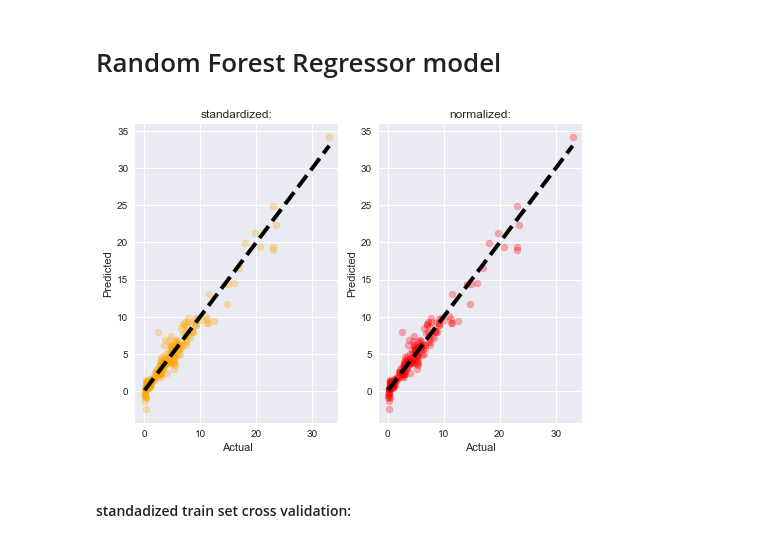
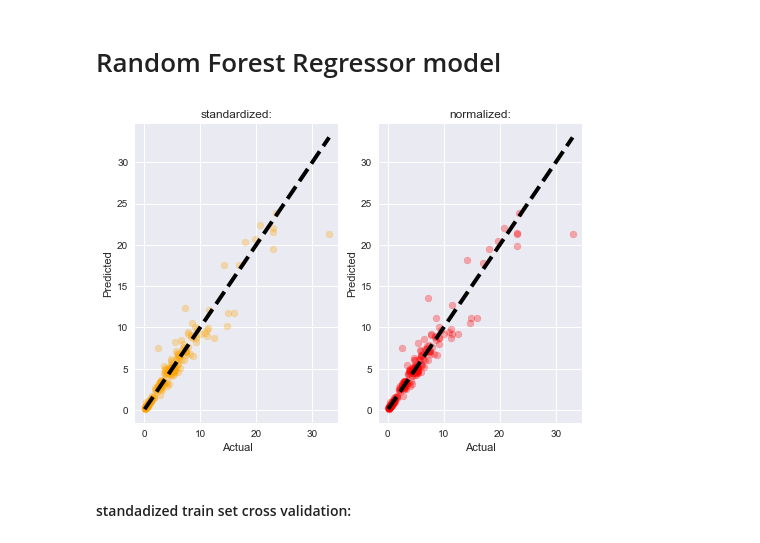
Before and after one commit to idankam/DataScienceCourseProject, a Jupyter notebook: Regression Notebook.ipynb, the cells around one changed output. Cells and saved outputs as stored; diff of their text form; code cells hidden in the pictures.

```diff
--- a/Regression Notebook.ipynb
+++ b/Regression Notebook.ipynb
@@ -723,24 +728,24 @@ mae_normalized = MAE(y_train, y_predict_normalized)
 # %%
 fig, axes = plt.subplots(1,2)
 ((ax1, ax2)) = axes
 
-y_predicted = cross_val_predict(LR, X_train_standardized, y_train, cv=kf)
+y_predicted = cross_val_predict(RFR, X_train_standardized, y_train, cv=kf)
 ax1.scatter(y_train, y_predicted, alpha=0.3, color='orange')
 ax1.plot([y_train.min(), y_train.max()], [y_train.min(), y_train.max()], 'k--', lw=4)
 ax1.set_xlabel('Actual')
 ax1.set_ylabel('Predicted')
 ax1.set_title('standardized:')
 
-y_predicted = cross_val_predict(LR, X_train_normalized, y_train, cv=kf)
+y_predicted = cross_val_predict(RFR, X_train_normalized, y_train, cv=kf)
 ax2.scatter(y_train, y_predicted, alpha=0.3, color='red')
 ax2.plot([y_train.min(), y_train.max()], [y_train.min(), y_train.max()], 'k--', lw=4)
 ax2.set_xlabel('Actual')
 ax2.set_ylabel('Predicted')
 ax2.set_title('normalized:')
 
 plt.show()
 # %% [output]
-[figure, old version]
+[figure, new version]
 # %% [markdown]
 #### standadized train set cross validation:
 # %%
```
Also changed, not shown: parts of 22 cells of this notebook.
